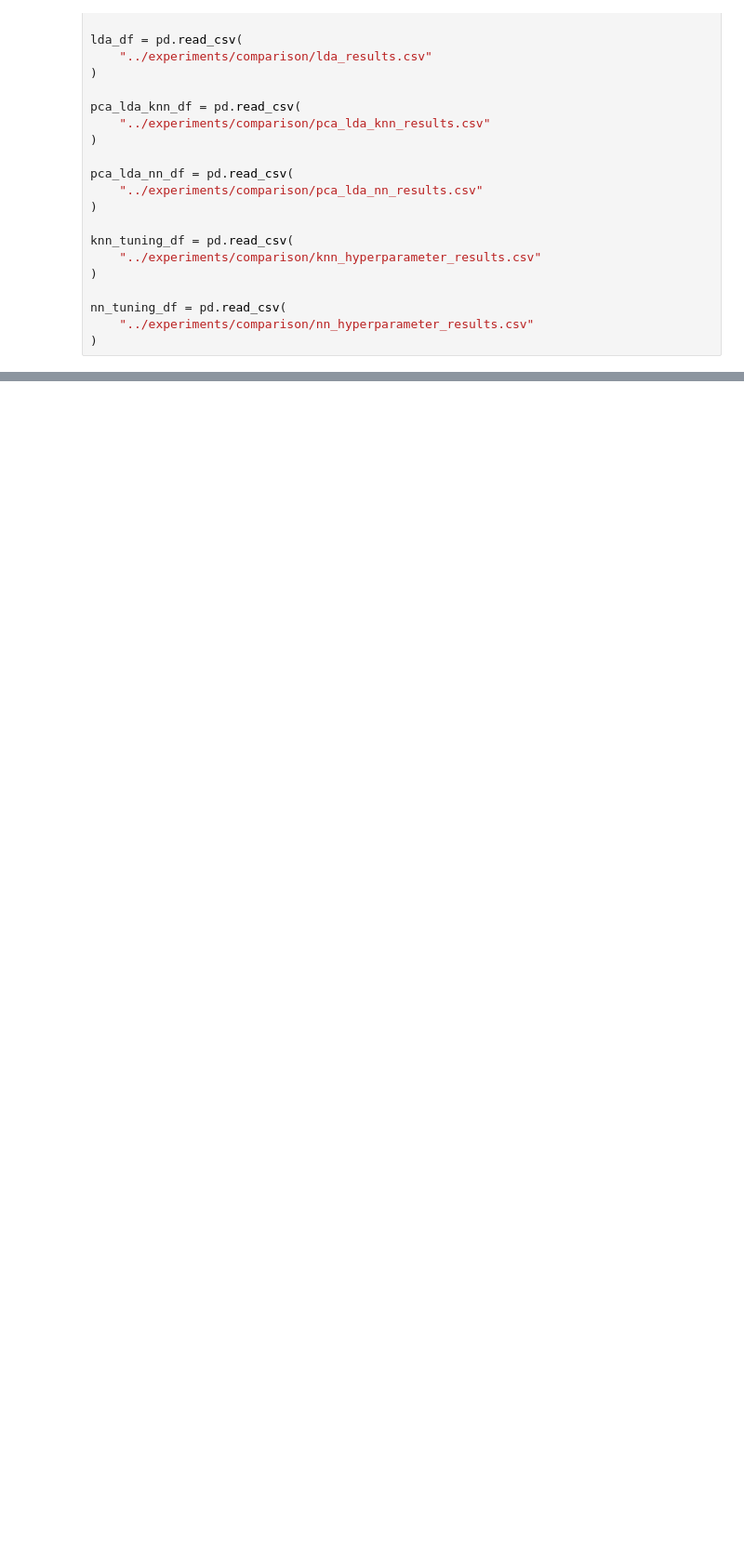
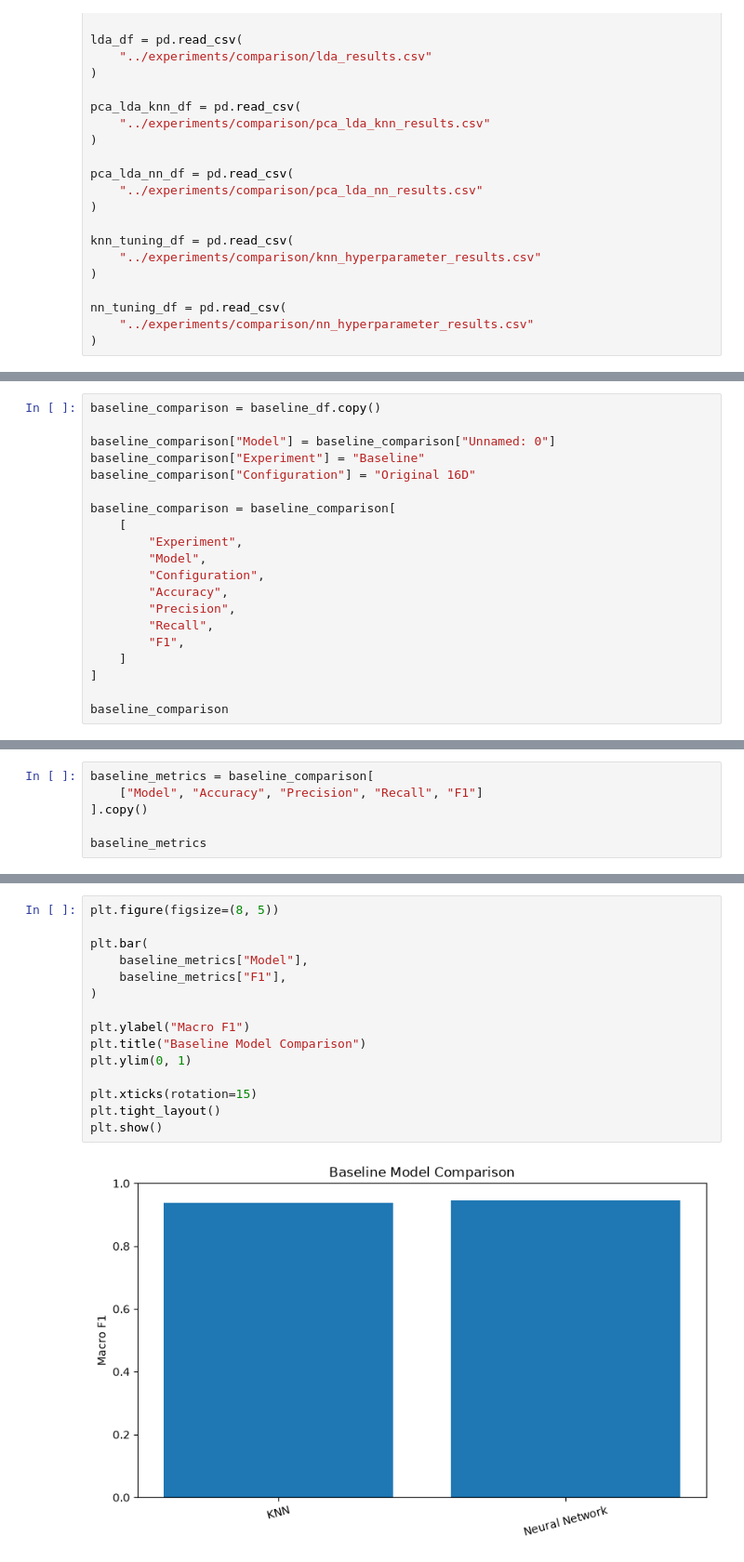
Before and after one commit to pvq-vn/dry-bean-ml, a Jupyter notebook: notebooks/07_model_comparison.ipynb, the cells around one changed output, grey strips where cells are left out. Shown at 93% size. Cells and saved outputs as stored; diff of their text form; blank space fills up the shorter version.

Commit message:
Update model comparison notebook and add final comparison results

```diff
--- a/notebooks/07_model_comparison.ipynb
+++ b/notebooks/07_model_comparison.ipynb
@@ -37,0 +106,20 @@ nn_tuning_df = pd.read_csv(
+# %%
+baseline_comparison = baseline_df.copy()
+
+baseline_comparison["Model"] = baseline_comparison["Unnamed: 0"]
+baseline_comparison["Experiment"] = "Baseline"
+baseline_comparison["Configuration"] = "Original 16D"
+
+baseline_comparison = baseline_comparison[
+    [
+        "Experiment",
+        "Model",
+        "Configuration",
+        "Accuracy",
+        "Precision",
+        "Recall",
+        "F1",
+    ]
+]
+
+baseline_comparison
@@ -37,0 +296,6 @@ nn_tuning_df = pd.read_csv(
+# %%
+baseline_metrics = baseline_comparison[
+    ["Model", "Accuracy", "Precision", "Recall", "F1"]
+].copy()
+
+baseline_metrics
@@ -37,0 +306,17 @@ nn_tuning_df = pd.read_csv(
+# %%
+plt.figure(figsize=(8, 5))
+
+plt.bar(
+    baseline_metrics["Model"],
+    baseline_metrics["F1"],
+)
+
+plt.ylabel("Macro F1")
+plt.title("Baseline Model Comparison")
+plt.ylim(0, 1)
+
+plt.xticks(rotation=15)
+plt.tight_layout()
+plt.show()
+# %% [output]
+[figure, added]
```
Also changed, not shown: parts of 24 cells of this notebook, 1 other file.
